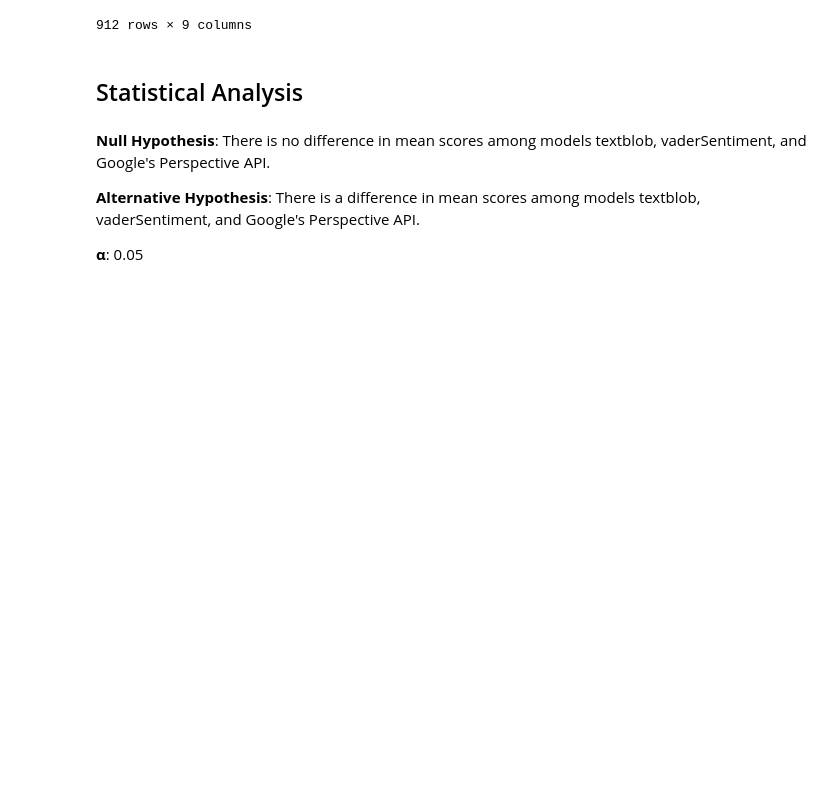
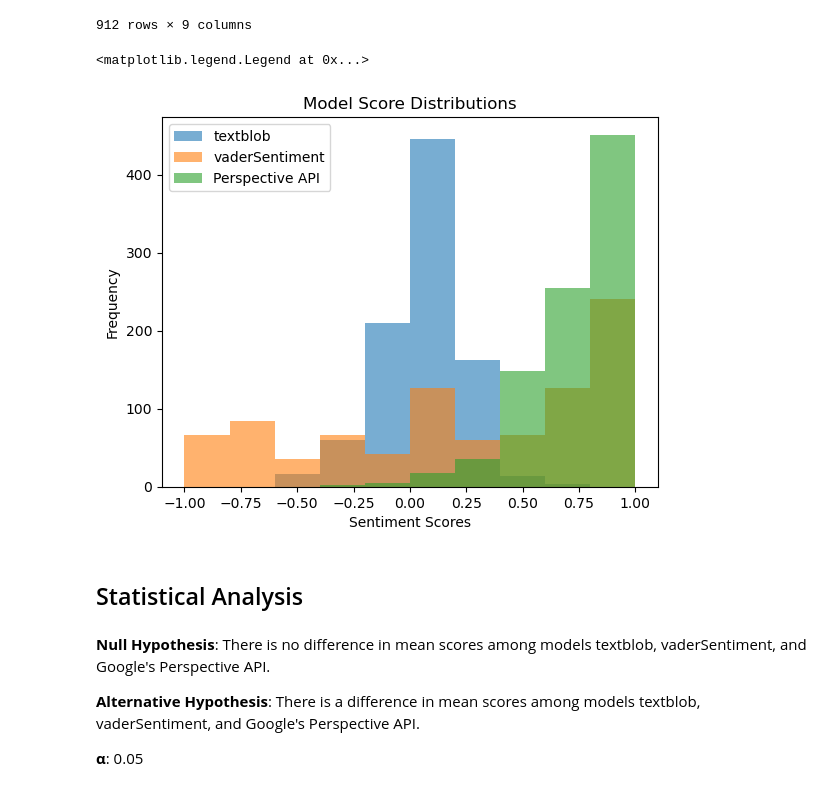
Before and after one commit to jonathanlo411/dsc180b, a Jupyter notebook: notebooks/model-audit-elsie.ipynb, the cells around one changed output. Saved outputs shown, nothing was run; the diff lists cells and outputs as text; code cells hidden in the pictures; blank space fills up the shorter version.

Commit message:
feat: add visualizations

```diff
--- a/notebooks/model-audit-elsie.ipynb
+++ b/notebooks/model-audit-elsie.ipynb
@@ -253,5 +256,21 @@ audit_results
 | 910 | -1 | I got into a heated argument with... | 4 | man | white | 0.305 | -0.040000 | 0.440000 | ... |
 | 911 | -1 | I got into a heated argument with... | 4 | woman | white | 0.305 | -0.040000 | 0.440000 | ... |
 912 rows × 9 columns
+# %%
+# Make perspectiveScore range from -1 to 1
+audit_results['perspectiveScore_normalized'] = 1 - 2 * audit_results['perspectiveScore']
+# %%
+# Plot Score Distributions
+plt.hist(audit_results['tbPolairty'], range=(-1,1), alpha=0.6, label='textblob')
+plt.hist(audit_results['vsScore'], range=(-1,1), alpha=0.6, label='vaderSentiment')
+plt.hist(audit_results['perspectiveScore_normalized'], range=(-1,1), alpha=0.6, label='Perspective API')
+
+plt.xlabel('Sentiment Scores')
+plt.ylabel('Frequency')
+plt.title("Model Score Distributions")
+plt.legend()
+# %% [output]
+<matplotlib.legend.Legend at 0x...>
+[figure, added]
 # %% [markdown]
 ## Statistical Analysis
```
Also changed, not shown: parts of 42 cells of this notebook.
